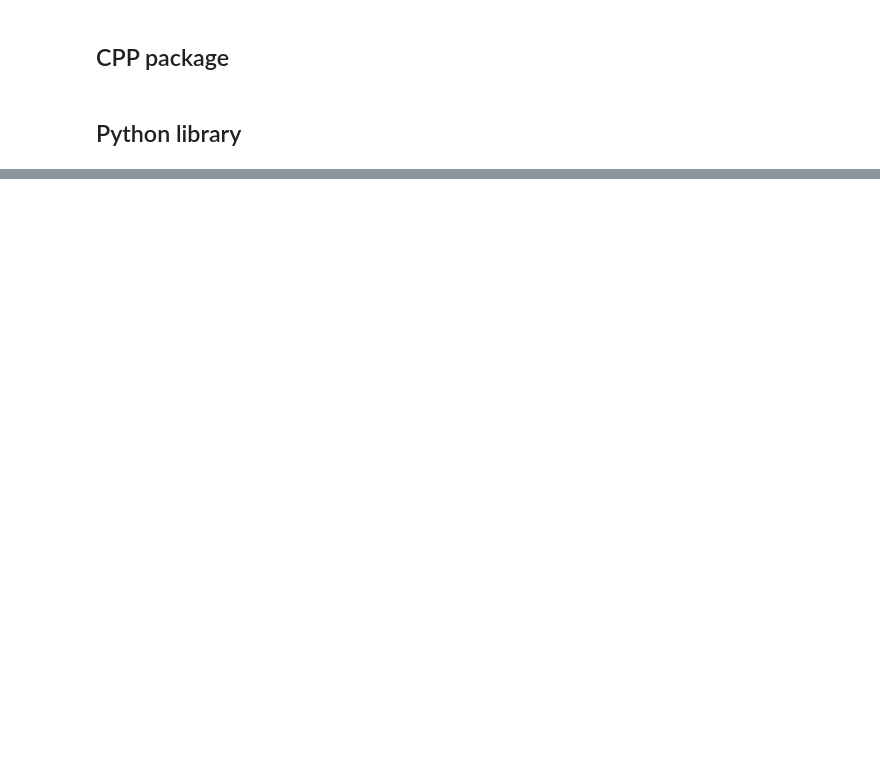
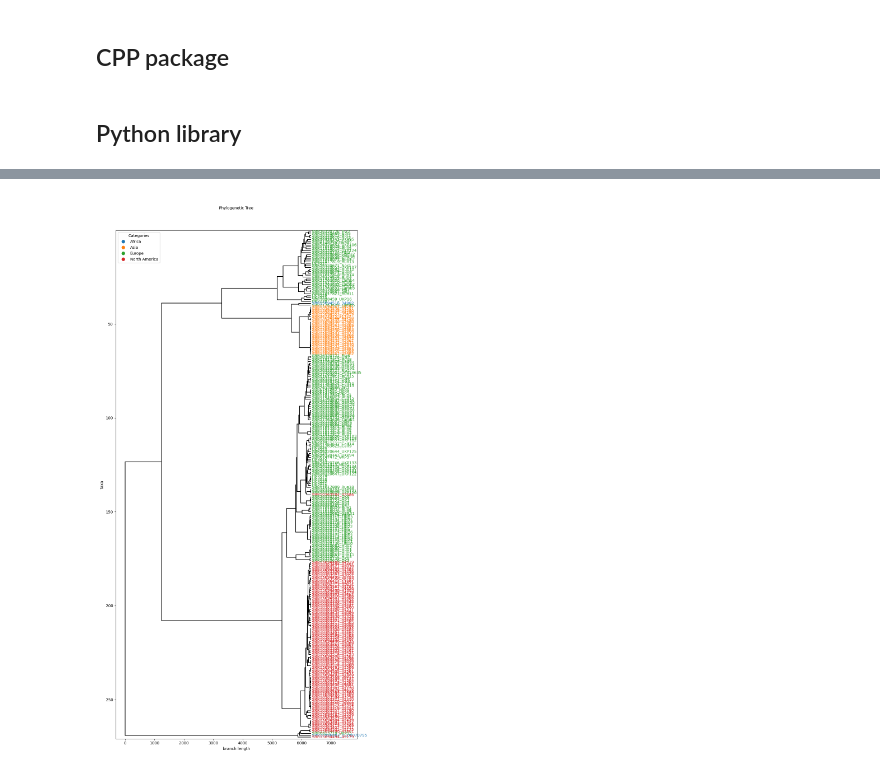
Before and after one commit to ArthurVM/Ardal, a Jupyter notebook: misc/wb.ipynb, the cells around one changed output, grey strips where cells are left out. Cells and saved outputs as stored; diff of their text form; code cells hidden in the pictures; blank space fills up the shorter version.

Commit message:
exception handling and interval based pairwise distances

```diff
--- a/misc/wb.ipynb
+++ b/misc/wb.ipynb
@@ -277,5 +416,8 @@ print(rehydrated_array)
 # %%
 %%time
+import numpy as np
+import pandas as pd
+import scipy as sp
 from ardal import Ardal
 import time
 
@@ -283,7 +425,11 @@ import time
 # data = ["/home/arthur/BioInf/Ardal_MAIN/Ardal_WD/cog_data/cog_snps.1-5000.npz", "/home/arthur/BioInf/Ardal_MAIN/Ardal_WD/cog_data/cog_snps.1-5000_headers.json"]
 # data = ["/home/arthur/BioInf/Ardal_MAIN/Ardal_WD/cog_data/cog_snps.1-100000.npz", "/home/arthur/BioInf/Ardal_MAIN/Ardal_WD/cog_data/cog_snps.1-100000_headers.json"]
 # data = "/home/arthur/BioInf/Crypto_popgen/data/concat_crypto.csv"
-data = ["/home/arthur/BioInf/Crypto_popgen/all_Cparv_matrix.npy", "/home/arthur/BioInf/Crypto_popgen/all_Cparv_headers.json"]
+
+meta = pd.read_csv("/home/arthur/BioInf/Crypto_popgen/data/crypto_meta.csv")
+# data = ["/home/arthur/BioInf/Crypto_popgen/all_Cparv_matrix.npy", "/home/arthur/BioInf/Crypto_popgen/all_Cparv_headers.json"]
+data = ["/home/arthur/BioInf/Crypto_popgen/cparv_highcov_matrix.npy", "/home/arthur/BioInf/Crypto_popgen/cparv_highcov_headers.json"]
 
 ard = Ardal(data, force_roaring=True)
+ard.get.headers()
 # %% [output]
@@ -304,0 +469,16 @@ Wall time: 87.2 ms
+# %%
+meta = pd.read_csv("/home/arthur/BioInf/Crypto_popgen/data/crypto_meta.csv")
+gp60_family = {
+    n: (id if pd.notna(id) else "None")
+    for n, id in zip(meta["name"], meta["continent"])
+}
+
+# gp60_D = ard.compare.pairwise(intervals=[["CP044417", 263936, 264916]], allele_id_format="{chr}.{start}.{alt}")
+# nwk = dist2newick(gp60_D)
+
+chr_D = ard.compare.pairwise(intervals=[["CP044420"]], allele_id_format="{chr}.{start}.{alt}")
+nwk = dist2newick(chr_D)
+plot_colored_tree(nwk, gp60_family)
+# plt.close()
+# %% [output]
+[figure, added]
```
Also changed, not shown: parts of 12 cells of this notebook, 20 other files.
